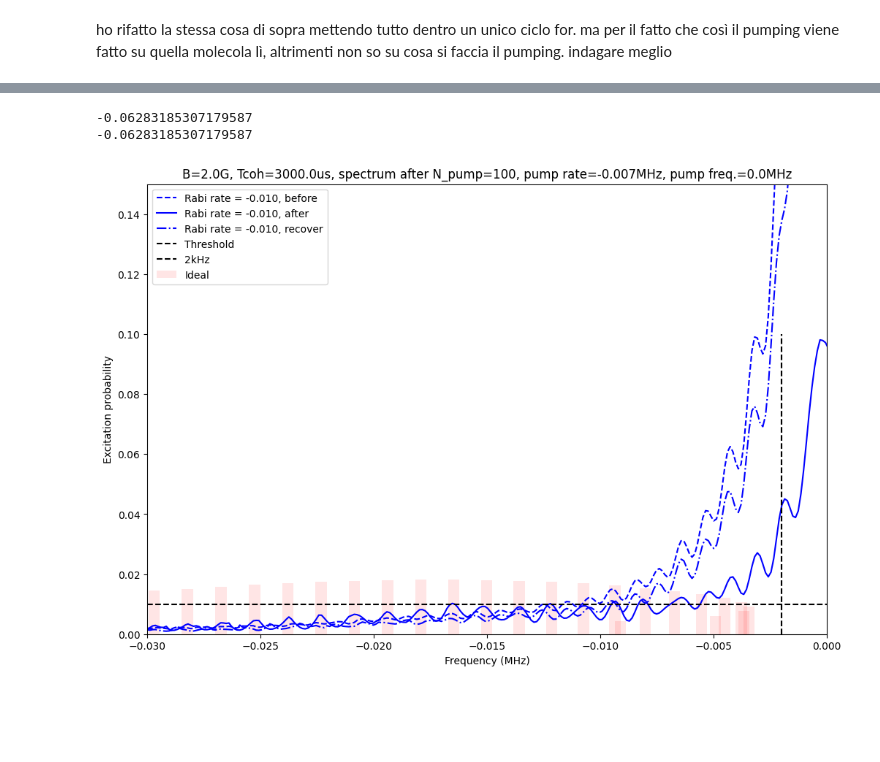
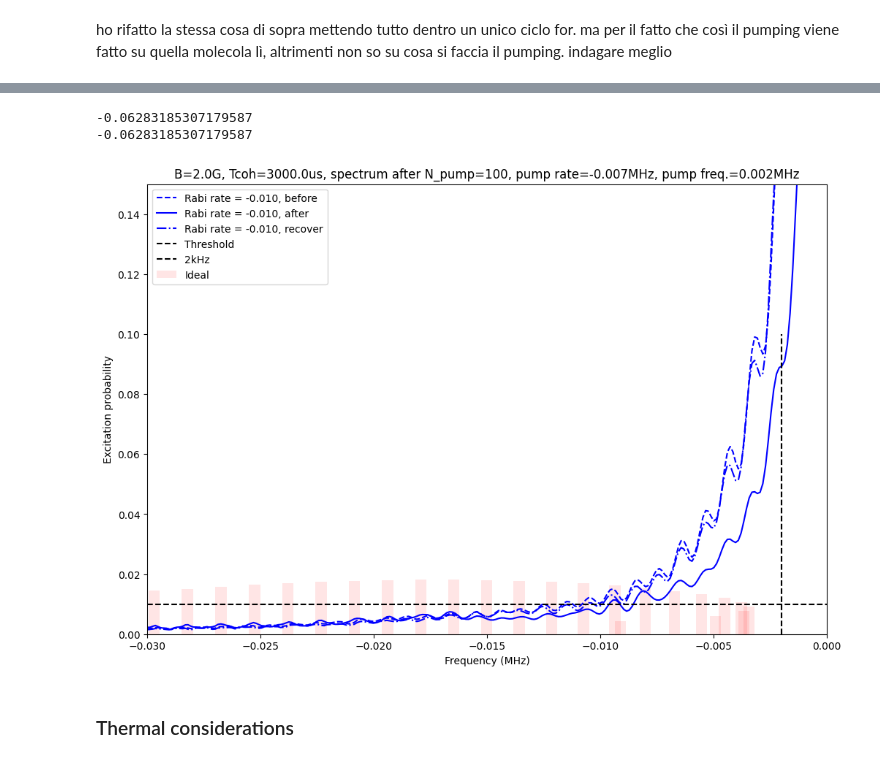
Before and after one commit to sdracia/master-thesis, a Jupyter notebook: molecules-calculation/spectrum_ACstark.ipynb, the cells around one changed output, grey strips where cells are left out. Cells and saved outputs as stored; diff of their text form; code cells hidden in the pictures; blank space fills up the shorter version.

```diff
--- a/spectrum_ACstark.ipynb
+++ b/molecules-calculation/spectrum_ACstark.ipynb
@@ -541,7 +455,7 @@ q1 = qls.Polarization(1, 0, 0)
 q2 = qls.Polarization(0, 1, 0)
 
 # pumping data
-pump_frequency_mhz = 0.000
+pump_frequency_mhz = 0.002
 num_pumps = 100
 pump_rabi_rate_mhz = - 2*np.pi*0.007
 pump_duration_us = 1000.0
@@ -577,31 +491,33 @@ for r, color in zip(rabi_rate_mhz_1, colors):
     mo1.transition_df = pd.DataFrame()
     mo1.init_transition_dataframe()
     frequencies, exc_probs1_after = qls.get_spectrum(mo1, states1.dist, duration_us, r, max_frequency_mhz, scan_points, dephased, coherence_time_us, is_minus)
     plt.plot(frequencies, exc_probs1_after, label=f"Rabi rate = {r/(2*np.pi):.3f}, after", color=color)
 
 for _ in range(num_pumps):
     states1.dist += qls.excitation_matrix(mo1, pump_frequency_mhz, pump_duration_us, pump_rabi_rate_mhz, dephased, coherence_time_us, False).dot(states1.dist)
 
 for r, color in zip(rabi_rate_mhz_1, colors):
     mo1 = CaOH.from_file(b_field_gauss=b_field_gauss, j_max=j_max)
     ac_stark_shifts = qls.get_ac_stark_shifts(mo1, r, r*2., q1, q2)
     mo1.state_df["zeeman_energy_khz"] += ac_stark_shifts * 1e3
     mo1.transition_df = pd.DataFrame()
     mo1.init_transition_dataframe()
     frequencies, exc_probs1_after = qls.get_spectrum(mo1, states1.dist, duration_us, r, max_frequency_mhz, scan_points, dephased, coherence_time_us, is_minus)
     plt.plot(frequencies, exc_probs1_after, label=f"Rabi rate = {r/(2*np.pi):.3f}, recover", color=color, linestyle="-.")
 
 ax.bar(signature_transitions, states1.j_distribution()*0.5, color="red", width=0.0005, alpha=0.1, label="Ideal")
 ax.hlines(0.01, -max_frequency_mhz, max_frequency_mhz, color="black", linestyle="--", label="Threshold")
 ax.vlines(-0.002, 0, 0.1, color="black", linestyle="--", label="2kHz")
 ax.legend()
 ax.set_xlabel("Frequency (MHz)")
 ax.set_ylabel("Excitation probability")
 ax.set_title(f"B={b_field_gauss}G, Tcoh={coherence_time_us}us, spectrum after N_pump={num_pumps}, pump rate={pump_rabi_rate_mhz/(2*np.pi):.3f}MHz, pump freq.={pump_frequency_mhz}MHz")
 ax.set_xlim([-max_frequency_mhz, 0])
 ax.set_ylim([0, 0.15])
 plt.show()
 # %% [output]
 -0.06283185307179587
 -0.06283185307179587
-[figure, old version]
+[figure, new version]
+# %% [markdown]
+### Thermal considerations
```
Also changed, not shown: parts of 11 cells of this notebook, 35 other files.
